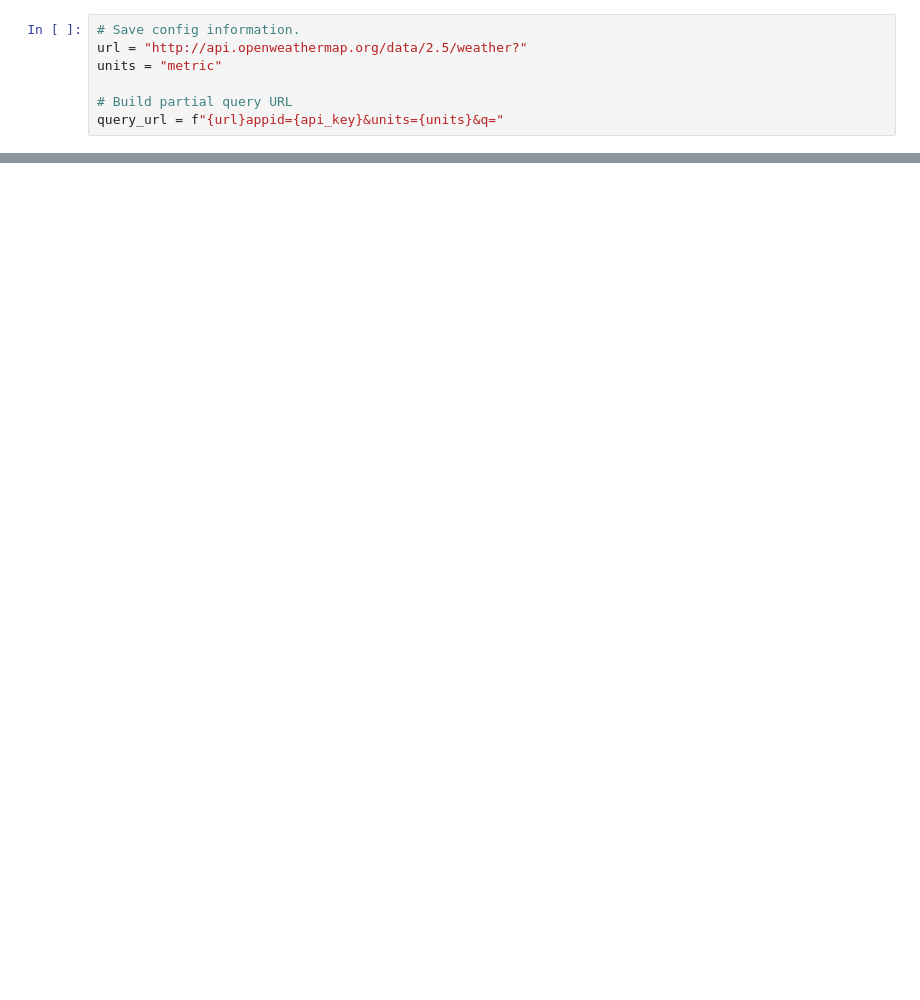
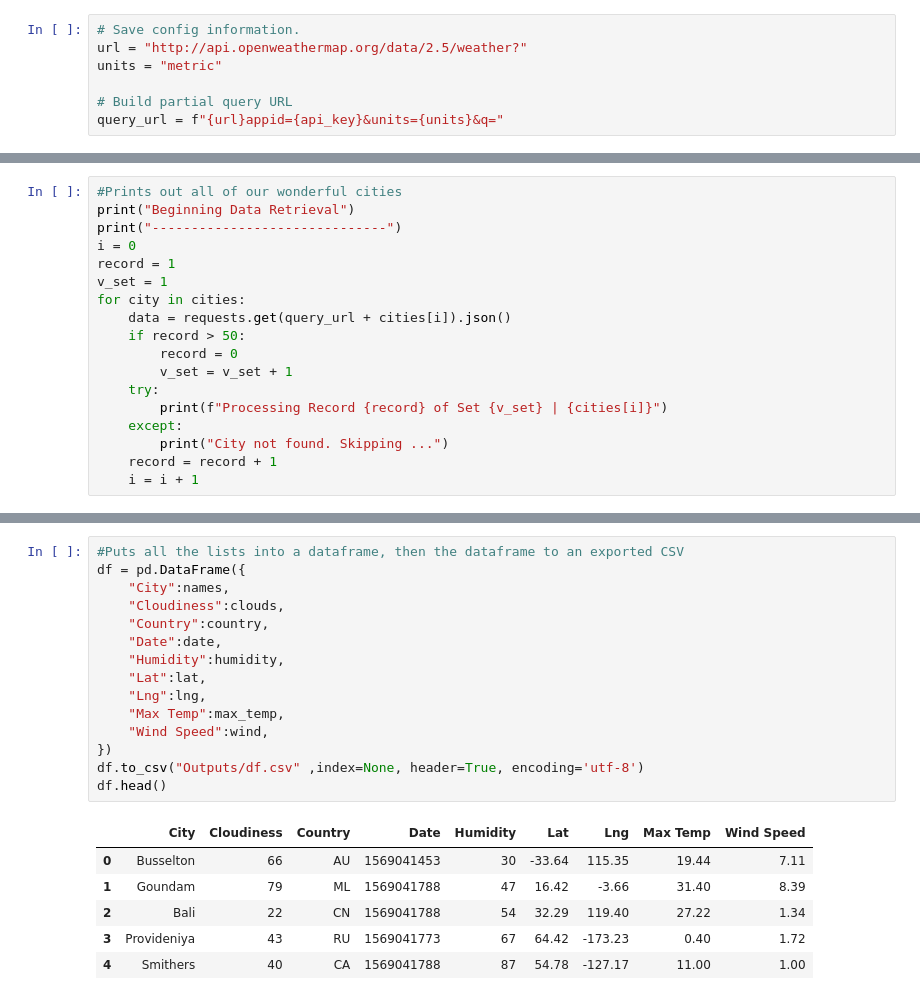
Before and after one commit to Nelsontorresjr330/python-api-challenge, a Jupyter notebook: WeatherPy/WeatherPy.ipynb, the cells around one changed output, grey strips where cells are left out. Saved outputs shown, nothing was run; the diff lists cells and outputs as text; blank space fills up the shorter version.

```diff
--- a/WeatherPy/WeatherPy.ipynb
+++ b/WeatherPy/WeatherPy.ipynb
@@ -72,0 +51,18 @@ pprint(data)
+# %%
+#Prints out all of our wonderful cities
+print("Beginning Data Retrieval")
+print("------------------------------")
+i = 0
+record = 1
+v_set = 1
+for city in cities:
+    data = requests.get(query_url + cities[i]).json()
+    if record > 50:
+        record = 0
+        v_set = v_set + 1
+    try:
+        print(f"Processing Record {record} of Set {v_set} | {cities[i]}")
+    except:
+        print("City not found. Skipping ...")
+    record = record + 1
+    i = i + 1
@@ -72,0 +123,22 @@ pprint(data)
+# %%
+#Puts all the lists into a dataframe, then the dataframe to an exported CSV
+df = pd.DataFrame({
+    "City":names,
+    "Cloudiness":clouds,
+    "Country":country,
+    "Date":date,
+    "Humidity":humidity,
+    "Lat":lat,
+    "Lng":lng,
+    "Max Temp":max_temp,
+    "Wind Speed":wind,
+})
+df.to_csv("Outputs/df.csv" ,index=None, header=True, encoding='utf-8')
+df.head()
+# %% [output]
+|  | City | Cloudiness | Country | Date | Humidity | Lat | Lng | Max Temp | Wind Speed |
+| 0 | Busselton | 66 | AU | 1569041453 | 30 | -33.64 | 115.35 | 19.44 | 7.11 |
+| 1 | Goundam | 79 | ML | 1569041788 | 47 | 16.42 | -3.66 | 31.40 | 8.39 |
+| 2 | Bali | 22 | CN | 1569041788 | 54 | 32.29 | 119.40 | 27.22 | 1.34 |
+| 3 | Provideniya | 43 | RU | 1569041773 | 67 | 64.42 | -173.23 | 0.40 | 1.72 |
+| 4 | Smithers | 40 | CA | 1569041788 | 87 | 54.78 | -127.17 | 11.00 | 1.00 |
```
Also changed, not shown: parts of 5 cells of this notebook, 5 other files.
